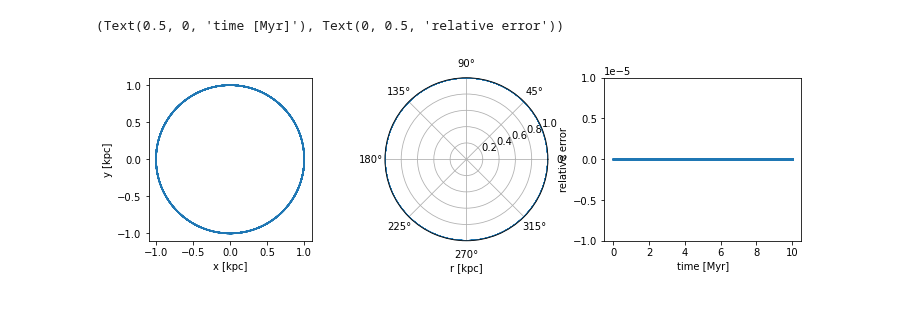
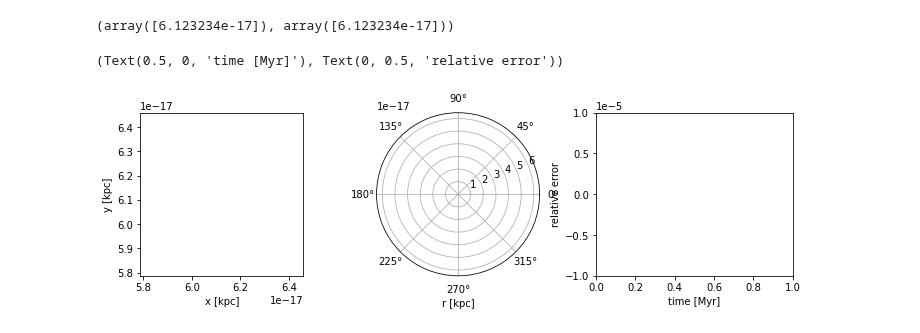
Before and after one commit to q-pratz-chem/Interacting_Galaxies, a Jupyter notebook: project2_sandbox.ipynb, the cells around one changed output. Cells and saved outputs as stored; diff of their text form; code cells hidden in the pictures.

```diff
--- a/project2_sandbox.ipynb
+++ b/project2_sandbox.ipynb
@@ -37,4 +13,16 @@ for i in range(len(rings_r)):
 # %%
+# R0 = np.array([r0, phi0], object)
+
+# # initialize arrays for t, orbital elements
+# ti = t0
+# t = np.array(ti)
+# Ri = R0
+# R = np.array([Ri])
+
+# debug = True
+# # break if r goes outside tolerance
+# r_check = Ri[0]
+
 
 # runtime initial conditions
 t0, tmax = 0, 10
@@ -46,3 +34,14 @@ phi0 = -np.arccos((p - r0)/(r0*e))
 
 # make sure r is close to analytic value over time
 dr_tol = 1e-5  # allowable error
+
+# starting position of second galaxy
+r0 = p   #for circular orbit
+phi0 = -np.arccos((p - r0)/(r0*e))
+
+# starting velocity of the second galaxy
+v0 = v_init(r0, phi0)
+vx0, vy0 = v0[0],v0[1]
+
+# make sure r is close to analytic value over time
+dr_tol = 1e-5  # allowable error
@@ -61,20 +48,26 @@ r_check = Ri[0]
 # %%
 #def rk4(m0, m1, t0, tmax, r0, phi0, f, h, dr_tol, r_ref):
-R, x, y, err = rk4(m0, m1, t0, tmax, r0, phi0, v, h, dr_tol, a)
+R, err = rk4(t0, tmax, r0, phi0, f, h, dr_tol, a)
+x = R[:,0]
+y = R[:,1]
+# %%
+x, y
+# %% [output]
+(array([6.123234e-17]), array([6.123234e-17]))
 # %%
 fig = plt.figure(figsize=(12,3))
 ax1 = fig.add_subplot(131, aspect='equal')
 ax1.plot(x,y)
 ax1.set_xlabel("x [kpc]"), ax1.set_ylabel("y [kpc]")
 
 ax2 = fig.add_subplot(132, projection='polar')
 ax2.plot(R[:,1], R[:,0])
 ax2.set_xlabel("r [kpc]")
 
 ax3 = fig.add_subplot(133,aspect='auto')
-ax3.scatter(np.arange(t0, tmax+h, h), err, s=1)
+#ax3.scatter(np.arange(t0, tmax+h, h), err, s=1)
 ax3.set_ylim(dr_tol*np.array([-1,1]))
 ax3.set_xlabel("time [Myr]"), ax3.set_ylabel("relative error")
 # %% [output]
 (Text(0.5, 0, 'time [Myr]'), Text(0, 0.5, 'relative error'))
-[figure, old version]
+[figure, new version]
```
Also changed, not shown: parts of 3 cells of this notebook, 2 other files.
